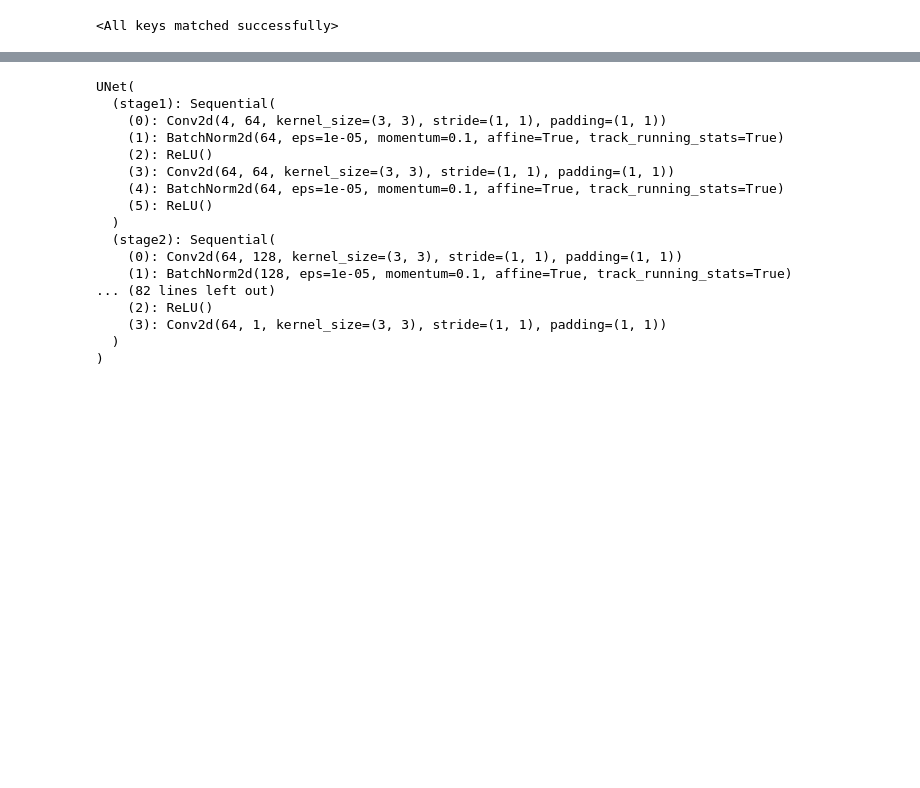
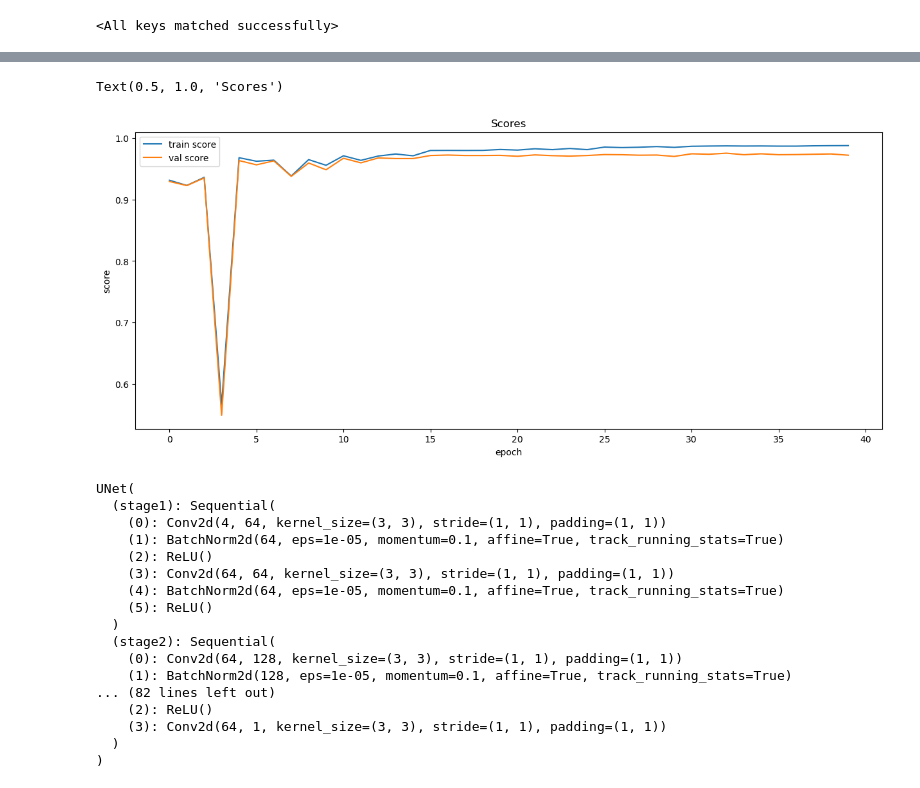
Before and after one commit to hukitoc94/Stavropol_farmlands_CNN, a Jupyter notebook: sentinel-segmentation_UNET.ipynb, the cells around one changed output, grey strips where cells are left out. Saved outputs shown, nothing was run; the diff lists cells and outputs as text; code cells hidden in the pictures; blank space fills up the shorter version.

```diff
--- a/sentinel-segmentation_UNET.ipynb
+++ b/sentinel-segmentation_UNET.ipynb
@@ -389,3 +426,14 @@ model.load_state_dict(torch.load("/kaggle/input/model-state/model_state_38.pt"))
+# %%
+plt.figure(figsize=(15, 6))
+plt.plot(df['train_score'])
+plt.plot(df['val_score'])
+plt.xlabel('epoch')
+plt.ylabel('score')
+plt.legend(['train score', 'val score'])
+plt.title('Scores')
+# %% [output]
+Text(0.5, 1.0, 'Scores')
+[figure, added]
 # %%
 model.eval()
 # %% [output]
```
Also changed, not shown: parts of 4 cells of this notebook, 16 other files.
